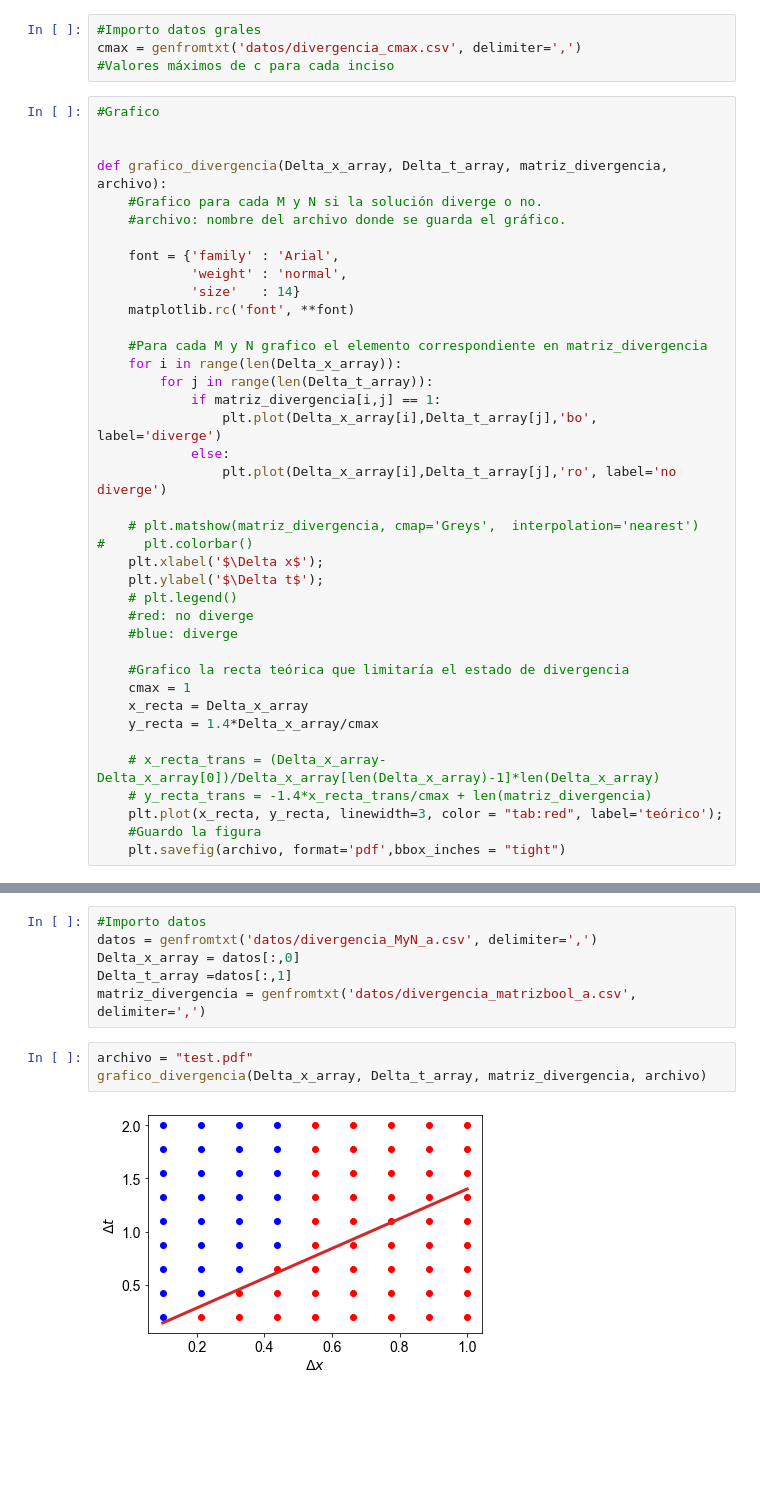
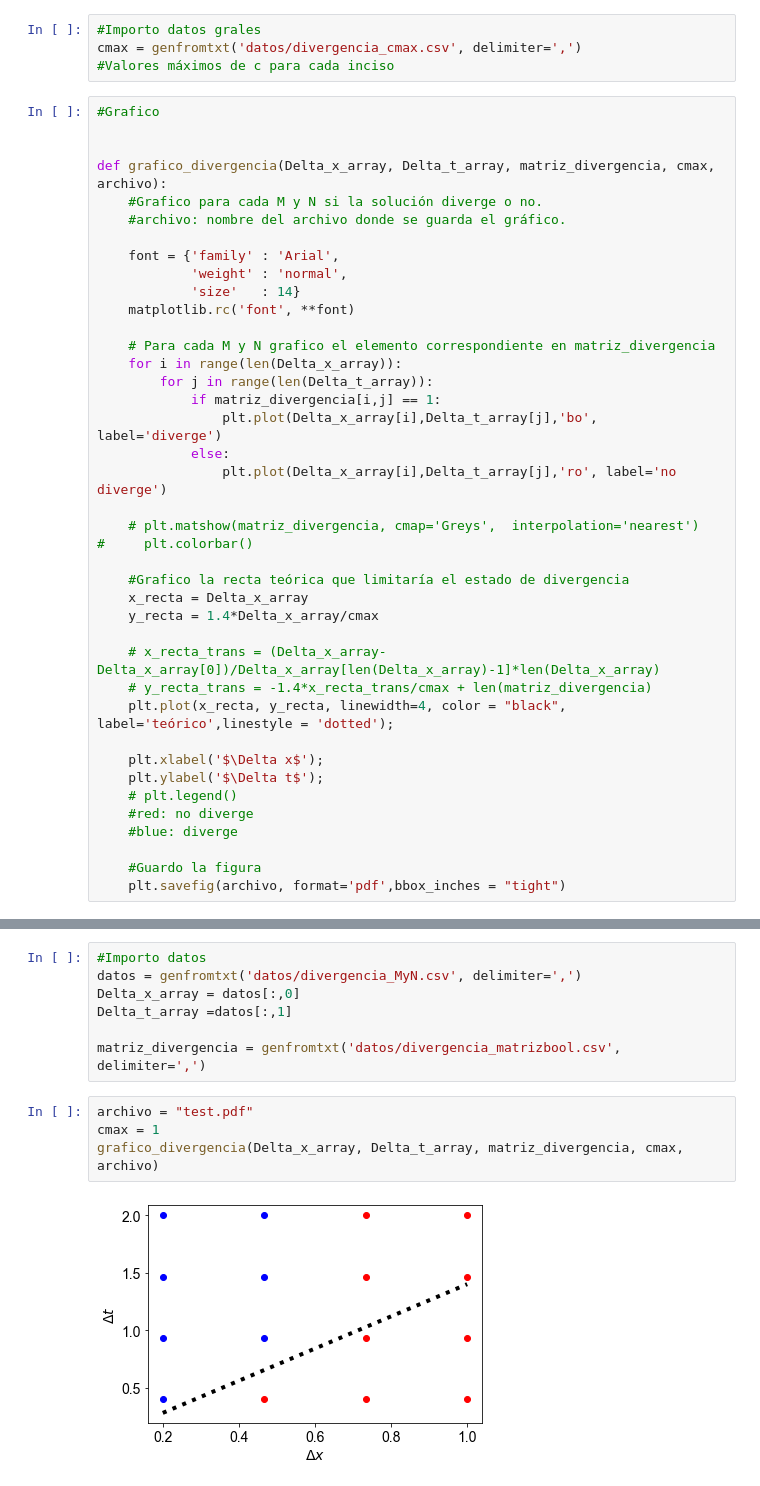
Before and after one commit to Lupama2/Guias_Metodos_Num_Fluidos_I, a Jupyter notebook: Guias/Guia_3/ejercicio_6/Programa/graficos/graficos.ipynb, the cells around one changed output, grey strips where cells are left out. Saved outputs shown, nothing was run; the diff lists cells and outputs as text; blank space fills up the shorter version.

```diff
--- a/Guias/Guia_3/ejercicio_6/Programa/graficos/graficos.ipynb
+++ b/Guias/Guia_3/ejercicio_6/Programa/graficos/graficos.ipynb
@@ -26,7 +348,7 @@ cmax = genfromtxt('datos/divergencia_cmax.csv', delimiter=',')
 #Grafico
 
 
-def grafico_divergencia(Delta_x_array, Delta_t_array, matriz_divergencia, archivo):
+def grafico_divergencia(Delta_x_array, Delta_t_array, matriz_divergencia, cmax, archivo):
     #Grafico para cada M y N si la solución diverge o no.
     #archivo: nombre del archivo donde se guarda el gráfico.
 
@@ -35,7 +357,7 @@ def grafico_divergencia(Delta_x_array, Delta_t_array, matriz_divergencia, archiv
             'size'   : 14}
     matplotlib.rc('font', **font)
 
-    #Para cada M y N grafico el elemento correspondiente en matriz_divergencia
+    # Para cada M y N grafico el elemento correspondiente en matriz_divergencia
     for i in range(len(Delta_x_array)):
         for j in range(len(Delta_t_array)):
             if matriz_divergencia[i,j] == 1:
@@ -45,19 +367,20 @@ def grafico_divergencia(Delta_x_array, Delta_t_array, matriz_divergencia, archiv
 
     # plt.matshow(matriz_divergencia, cmap='Greys',  interpolation='nearest')
 #     plt.colorbar()
+
+    #Grafico la recta teórica que limitaría el estado de divergencia
+    x_recta = Delta_x_array
+    y_recta = 1.4*Delta_x_array/cmax
+
+    # x_recta_trans = (Delta_x_array-Delta_x_array[0])/Delta_x_array[len(Delta_x_array)-1]*len(Delta_x_array)
+    # y_recta_trans = -1.4*x_recta_trans/cmax + len(matriz_divergencia)
+    plt.plot(x_recta, y_recta, linewidth=4, color = "black", label='teórico',linestyle = 'dotted');
+
     plt.xlabel('$\Delta x$');
     plt.ylabel('$\Delta t$');
     # plt.legend()
     #red: no diverge
     #blue: diverge
 
-    #Grafico la recta teórica que limitaría el estado de divergencia
-    cmax = 1
-    x_recta = Delta_x_array
-    y_recta = 1.4*Delta_x_array/cmax
-
-    # x_recta_trans = (Delta_x_array-Delta_x_array[0])/Delta_x_array[len(Delta_x_array)-1]*len(Delta_x_array)
-    # y_recta_trans = -1.4*x_recta_trans/cmax + len(matriz_divergencia)
-    plt.plot(x_recta, y_recta, linewidth=3, color = "tab:red", label='teórico');
     #Guardo la figura
     plt.savefig(archivo, format='pdf',bbox_inches = "tight")
@@ -66,11 +387,13 @@ def grafico_divergencia(Delta_x_array, Delta_t_array, matriz_divergencia, archiv
 # %%
 #Importo datos
-datos = genfromtxt('datos/divergencia_MyN_a.csv', delimiter=',')
+datos = genfromtxt('datos/divergencia_MyN.csv', delimiter=',')
 Delta_x_array = datos[:,0]
 Delta_t_array =datos[:,1]
-matriz_divergencia = genfromtxt('datos/divergencia_matrizbool_a.csv', delimiter=',')
+
+matriz_divergencia = genfromtxt('datos/divergencia_matrizbool.csv', delimiter=',')
 # %%
 archivo = "test.pdf"
-grafico_divergencia(Delta_x_array, Delta_t_array, matriz_divergencia, archivo)
+cmax = 1
+grafico_divergencia(Delta_x_array, Delta_t_array, matriz_divergencia, cmax, archivo)
 # %% [output]
-[figure, old version]
+[figure, new version]
```
Also changed, not shown: parts of 23 cells of this notebook, 34 other files.
